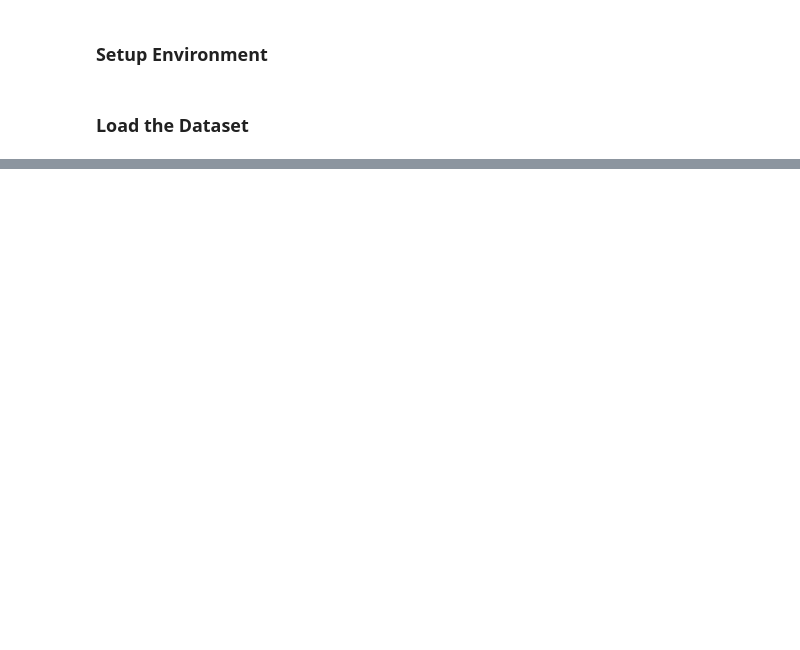
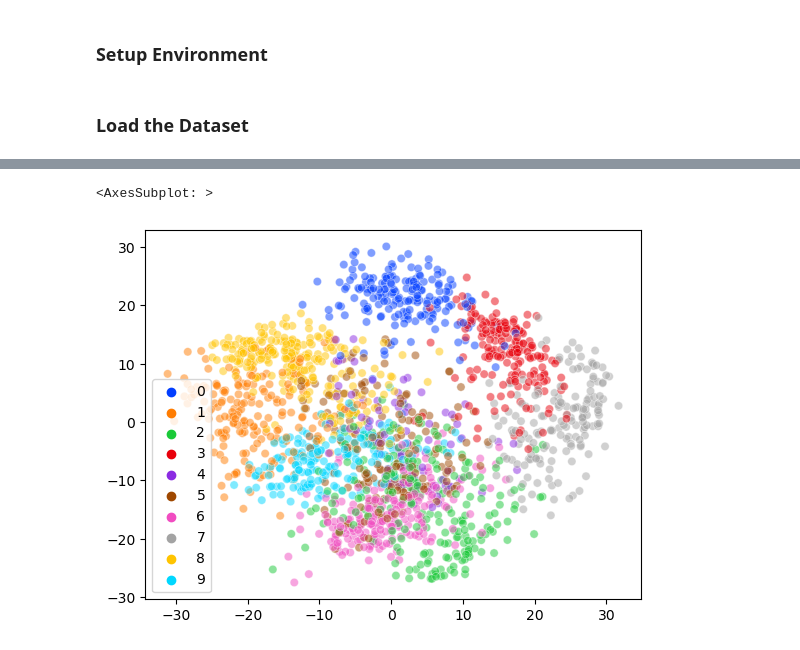
Before and after one commit to iiiirene-529/eods-f22, a Jupyter notebook: weekly_quiz/Week_11_Quiz-UNI.ipynb, the cells around one changed output, grey strips where cells are left out. Saved outputs shown, nothing was run; the diff lists cells and outputs as text; code cells hidden in the pictures; blank space fills up the shorter version.

```diff
--- a/weekly_quiz/Week_11_Quiz-UNI.ipynb
+++ b/weekly_quiz/Week_11_Quiz-UNI.ipynb
@@ -105,18 +113,23 @@ ____
 # %%
 # Plot X_2D as a scatterplot colored by their cluster assignments
 
 # Use sns.scatterplot to plot X_2D again with
 #   the first column of X_2D on the x-axis
 #   the second column of X_2D on the y-axis
 #   alpha=.5 to make points slightly transparent
 #   hue=cluster_assignments_km to color each point by it's cluster assignment
 #   palette='bright' to use a brighter color palette than the seaborn default
-____
+
+sns.scatterplot(x = X_2D[:,0],y = X_2D[:,1], alpha = .5,data = X_2D,
+                hue = cluster_assignments_km, palette = 'bright')
 
 
 # Note that the legend shows cluster assignments, not digit label
 # Also note that, since we are clustering in 64 dimensional space, the clusters will
 #   appear to overlap in 2 dimensional space
+# %% [output]
+<AxesSubplot: >
+[figure, added]
 # %%
 # What are the labels for images placed in cluster 9?
 
```
Also changed, not shown: parts of 7 cells of this notebook.
